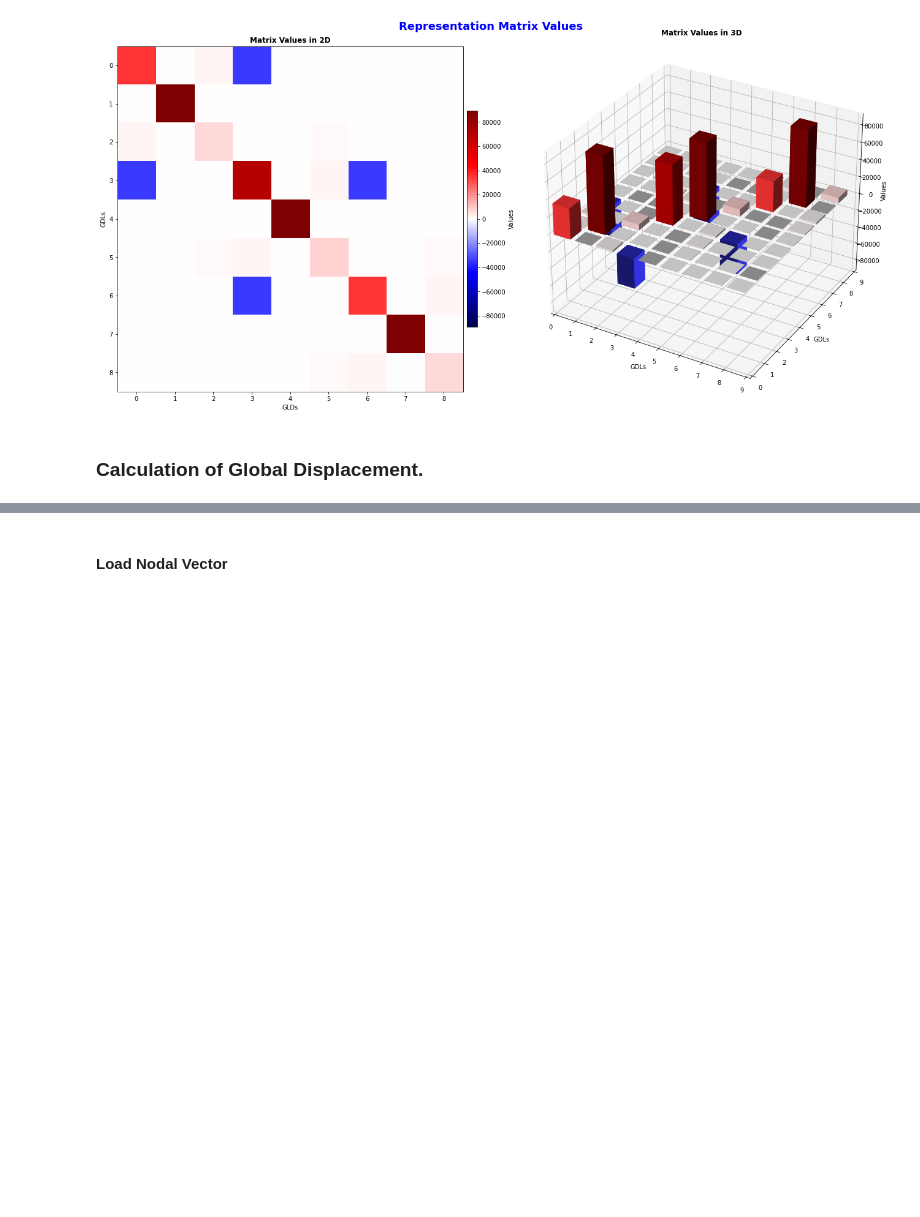
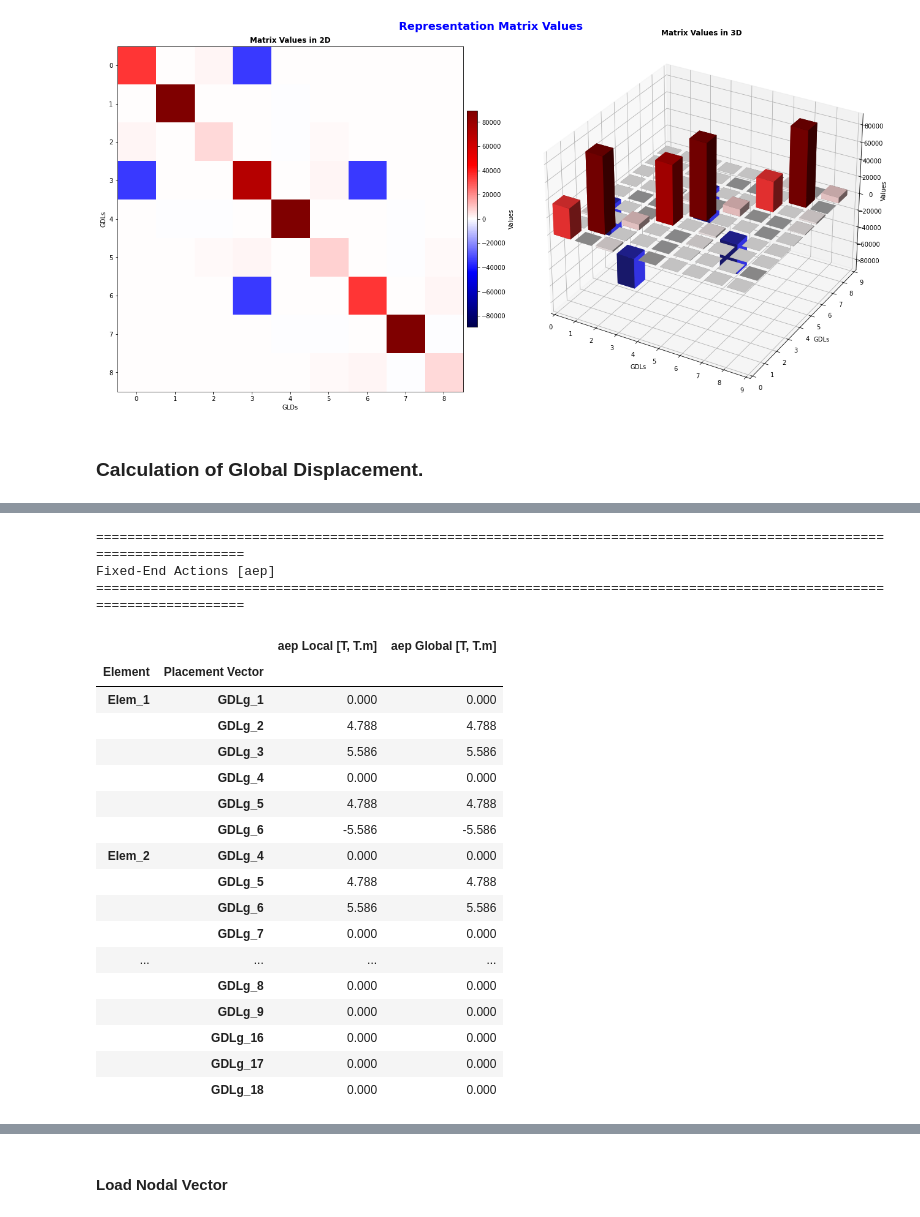
Before and after one commit to Normando1945/Repo_Maxtrix_Analisys, a Jupyter notebook: examples/Ejemplo_dor_concrete_desingII.ipynb, the cells around one changed output, grey strips where cells are left out. Drawn from its saved outputs; the diff is of its cells as text; code cells hidden in the pictures; blank space fills up the shorter version.

```diff
--- a/examples/Ejemplo_dor_concrete_desingII.ipynb
+++ b/examples/Ejemplo_dor_concrete_desingII.ipynb
@@ -267,6 +267,7 @@ nglt = 18
 gdl = 9                                                                                                            # Number of free global DOF
 
 wu = 1.368
+wu_e = [wu, wu, 0, 0, 0]                                                                                            # Uniformly distributed load of each element (local -y direction)
 
 Lee = np.array([                                                                                                    # Placement vectors of each element
     [1,2,3,4,5,6],
@@ -285,14 +286,14 @@ Lee_Nodos = np.array([
 ])
 
 
-P = np.zeros(gdl)                                                                                                   # Initialize load vector for free global DOF
-P[1] = -wu*Lv/2
-P[2] = -wu*Lv**(2)/12
-P[4] = -wu*Lv
-P[7] = -wu*Lv/2
-P[8] = wu*Lv**(2)/12
+P_manual = np.zeros(gdl)                                                                                            # Equivalent nodal loads computed by hand (kept only as a check)
+P_manual[1] = -wu*Lv/2
+P_manual[2] = -wu*Lv**(2)/12
+P_manual[4] = -wu*Lv
+P_manual[7] = -wu*Lv/2
+P_manual[8] = wu*Lv**(2)/12
 
-P = np.vstack(P)                                                                                                    # Convert load vector to column format
+P_manual = np.vstack(P_manual)                                                                                      # Convert load vector to column format
 
 
 element_names = [f'Elem_{i+1}' for i in range(len(Lee))]                                                            # Element labels for the table
@@ -669,0 +691,52 @@ SLL3d.M_visual()
+# %%
+aep_L_all = []                                                                                                      # Empty list to store local aep vectors
+aep_G_all = []                                                                                                      # Empty list to store global aep vectors
+for e in np.arange(0, n_elem, 1):                                                                                   # Loop through each element
+    aep_e = AEP_MF_UniformLoad2D(wu_e[e], L[e], dA=dA[e], dB=dB[e])                                                 # Fixed-end actions object of element e
+    aep_L_e = aep_e.aep_local()                                                                                     # aep in local coordinates
+    Telem = structure.elements[e].transformation_matrix_2D()                                                        # Local-to-global transformation matrix
+    aep_L_all.append(aep_L_e)                                                                                       # Store local aep vector
+    aep_G_all.append(Telem @ aep_L_e)                                                                               # Store global aep vector
+
+rows = pd.MultiIndex.from_tuples(                                                                                   # Create hierarchical index for aep vectors
+    [
+        (f'Elem_{e+1}', f'GDLg_{int(gdl_e)}')                                                                       # Element and global DOF labels
+        for e in range(n_elem)                                                                                      # Loop through each element
+        for gdl_e in Lee[e]                                                                                         # Loop through the placement vector of each element
+    ],
+    names=['Element', 'Placement Vector']                                                                           # Index level names
+)
+
+aep_df = pd.DataFrame(                                                                                              # Convert aep vectors to DataFrame
+    {
+        'aep Local [T, T.m]': np.vstack(aep_L_all).ravel(),
+        'aep Global [T, T.m]': np.vstack(aep_G_all).ravel(),
+    },
+    index=rows
+)
+print("=" * 120)                                                                                                    # Print table separator
+print('Fixed-End Actions [aep]')                                                                                    # Print table title
+print("=" * 120)                                                                                                    # Print table separator
+aep_df.round(3)                                                                                                     # Display rounded aep vectors
+# %% [output]
+========================================================================================================================
+Fixed-End Actions [aep]
+========================================================================================================================
+|  |  | aep Local [T, T.m] | aep Global [T, T.m] |
+| Element | Placement Vector |  |  |
+| Elem_1 | GDLg_1 | 0.000 | 0.000 |
+|  | GDLg_2 | 4.788 | 4.788 |
+|  | GDLg_3 | 5.586 | 5.586 |
+|  | GDLg_4 | 0.000 | 0.000 |
+|  | GDLg_5 | 4.788 | 4.788 |
+|  | GDLg_6 | -5.586 | -5.586 |
+| Elem_2 | GDLg_4 | 0.000 | 0.000 |
+|  | GDLg_5 | 4.788 | 4.788 |
+|  | GDLg_6 | 5.586 | 5.586 |
+|  | GDLg_7 | 0.000 | 0.000 |
+| ... | ... | ... | ... |
+|  | GDLg_8 | 0.000 | 0.000 |
+|  | GDLg_9 | 0.000 | 0.000 |
+|  | GDLg_16 | 0.000 | 0.000 |
+|  | GDLg_17 | 0.000 | 0.000 |
+|  | GDLg_18 | 0.000 | 0.000 |
```
Also changed, not shown: parts of 5 cells of this notebook, 2 other files.
